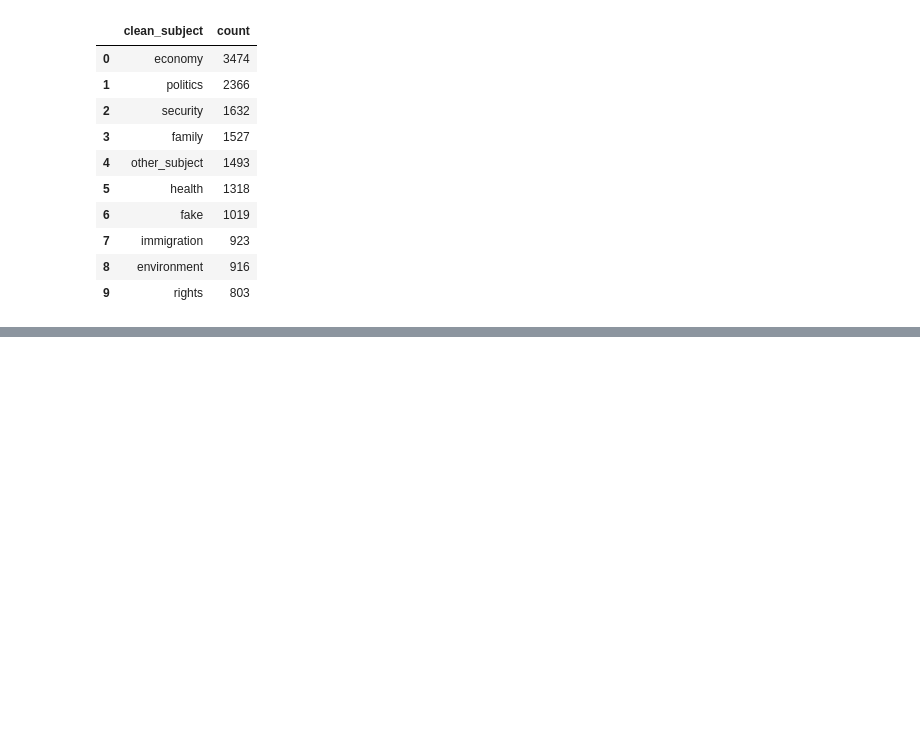
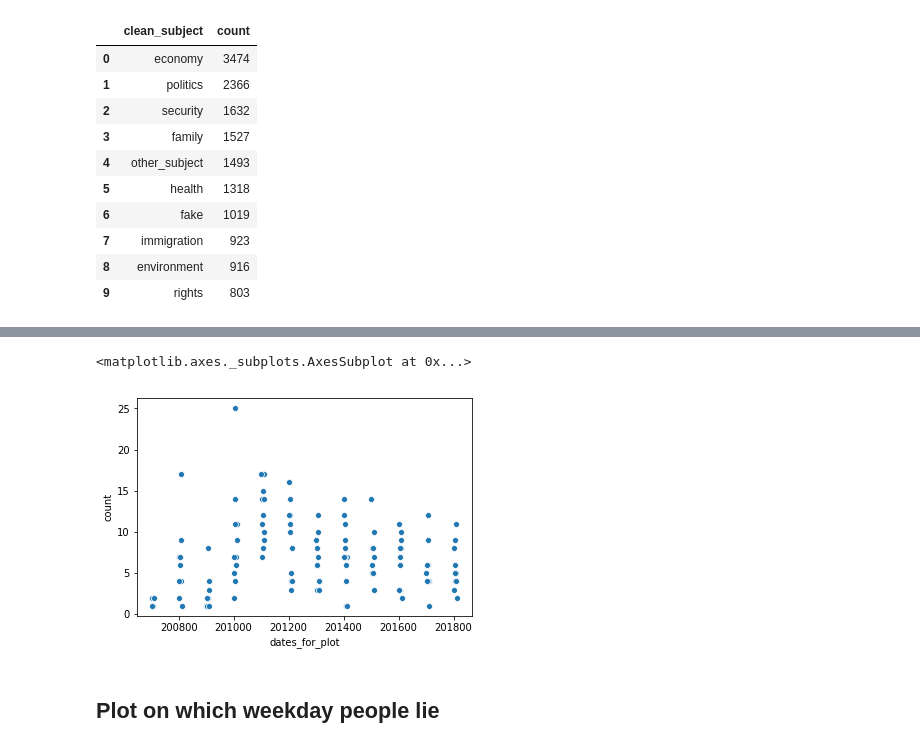
Before and after one commit to ExploringLies/lies-have-short-legs, a Jupyter notebook: notebooks/AnalyseDataset.ipynb, the cells around one changed output, grey strips where cells are left out. Drawn from its saved outputs; the diff is of its cells as text; code cells hidden in the pictures; blank space fills up the shorter version.

```diff
--- a/notebooks/AnalyseDataset.ipynb
+++ b/notebooks/AnalyseDataset.ipynb
@@ -724,0 +717,8 @@ group_and_count(statements,'clean_subject').head(100)
+# %%
+
+sns.scatterplot(x=objects_along_time['dates_for_plot'].loc[objects_along_time['clean_subject'] == 'environment'], y=objects_along_time['count'].loc[objects_along_time['clean_subject'] == 'environment'])
+# %% [output]
+<matplotlib.axes._subplots.AxesSubplot at 0x...>
+[figure, added]
+# %% [markdown]
+## Plot on which weekday people lie
```
Also changed, not shown: parts of 64 cells of this notebook.
